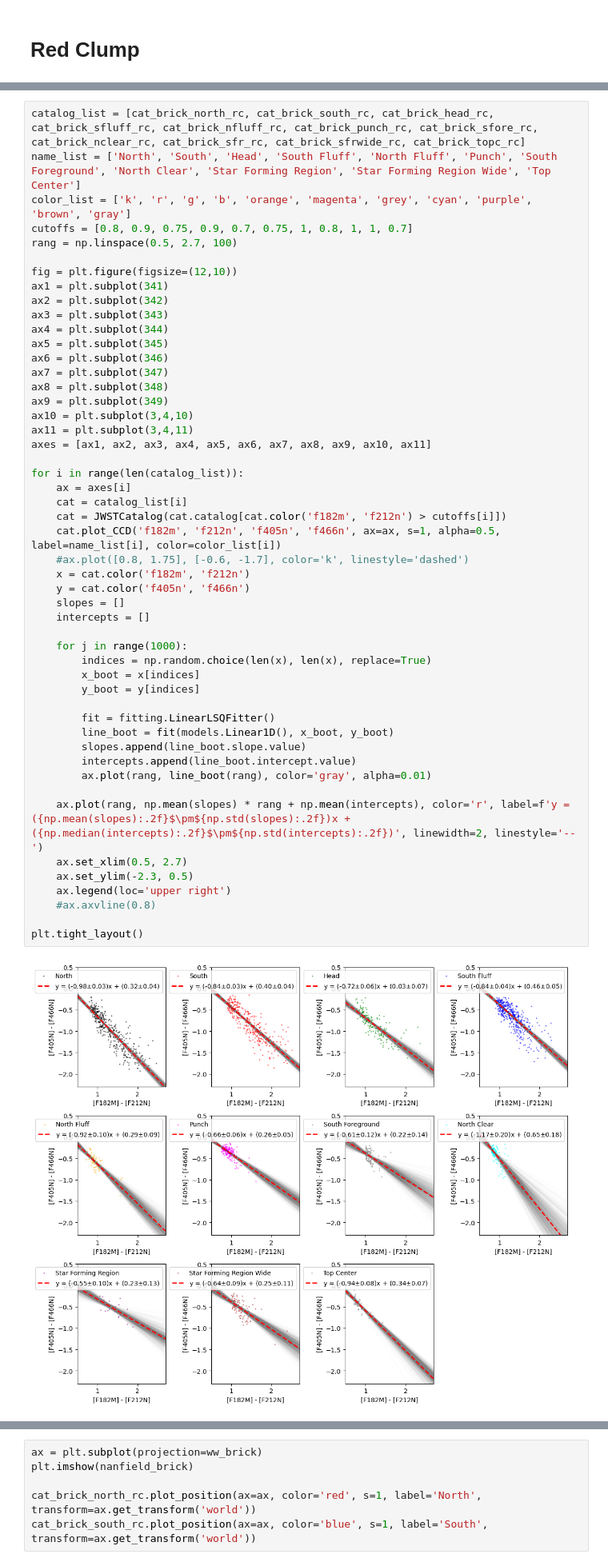
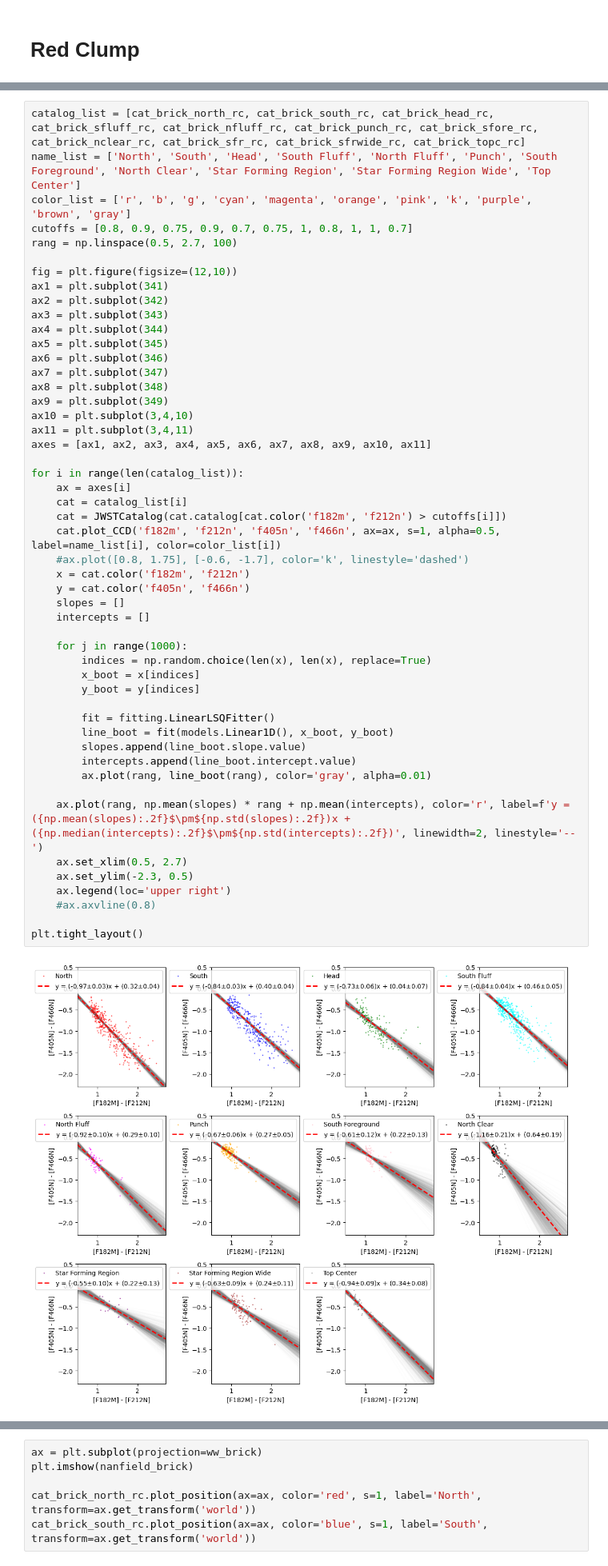
Before and after one commit to SpacialTree/dustridge-cd, a Jupyter notebook: notebooks/brick_analysis.ipynb, the cells around one changed output, grey strips where cells are left out. Shown at 80% size. Cells and saved outputs as stored; diff of their text form.

```diff
--- a/notebooks/brick_analysis.ipynb
+++ b/notebooks/brick_analysis.ipynb
@@ -288,7 +288,7 @@ plt.tight_layout()
 # %%
 catalog_list = [cat_brick_north_rc, cat_brick_south_rc, cat_brick_head_rc, cat_brick_sfluff_rc, cat_brick_nfluff_rc, cat_brick_punch_rc, cat_brick_sfore_rc, cat_brick_nclear_rc, cat_brick_sfr_rc, cat_brick_sfrwide_rc, cat_brick_topc_rc]
 name_list = ['North', 'South', 'Head', 'South Fluff', 'North Fluff', 'Punch', 'South Foreground', 'North Clear', 'Star Forming Region', 'Star Forming Region Wide', 'Top Center']
-color_list = ['k', 'r', 'g', 'b', 'orange', 'magenta', 'grey', 'cyan', 'purple', 'brown', 'gray']
+color_list = ['r', 'b', 'g', 'cyan', 'magenta', 'orange', 'pink', 'k', 'purple', 'brown', 'gray']
 cutoffs = [0.8, 0.9, 0.75, 0.9, 0.7, 0.75, 1, 0.8, 1, 1, 0.7]
 rang = np.linspace(0.5, 2.7, 100)
 
@@ -309,31 +309,31 @@ axes = [ax1, ax2, ax3, ax4, ax5, ax6, ax7, ax8, ax9, ax10, ax11]
 for i in range(len(catalog_list)):
     ax = axes[i]
     cat = catalog_list[i]
     cat = JWSTCatalog(cat.catalog[cat.color('f182m', 'f212n') > cutoffs[i]])
     cat.plot_CCD('f182m', 'f212n', 'f405n', 'f466n', ax=ax, s=1, alpha=0.5, label=name_list[i], color=color_list[i])
     #ax.plot([0.8, 1.75], [-0.6, -1.7], color='k', linestyle='dashed')
     x = cat.color('f182m', 'f212n')
     y = cat.color('f405n', 'f466n')
     slopes = []
     intercepts = []
 
     for j in range(1000):
         indices = np.random.choice(len(x), len(x), replace=True)
         x_boot = x[indices]
         y_boot = y[indices]
 
         fit = fitting.LinearLSQFitter()
         line_boot = fit(models.Linear1D(), x_boot, y_boot)
         slopes.append(line_boot.slope.value)
         intercepts.append(line_boot.intercept.value)
         ax.plot(rang, line_boot(rang), color='gray', alpha=0.01)
 
     ax.plot(rang, np.mean(slopes) * rang + np.mean(intercepts), color='r', label=f'y = ({np.mean(slopes):.2f}$\pm${np.std(slopes):.2f})x + ({np.median(intercepts):.2f}$\pm${np.std(intercepts):.2f})', linewidth=2, linestyle='--')
     ax.set_xlim(0.5, 2.7)
     ax.set_ylim(-2.3, 0.5)
     ax.legend(loc='upper right')
     #ax.axvline(0.8)
 
 plt.tight_layout()
 # %% [output]
-[figure, old version]
+[figure, new version]
```
Also changed, not shown: parts of 2 cells of this notebook.
